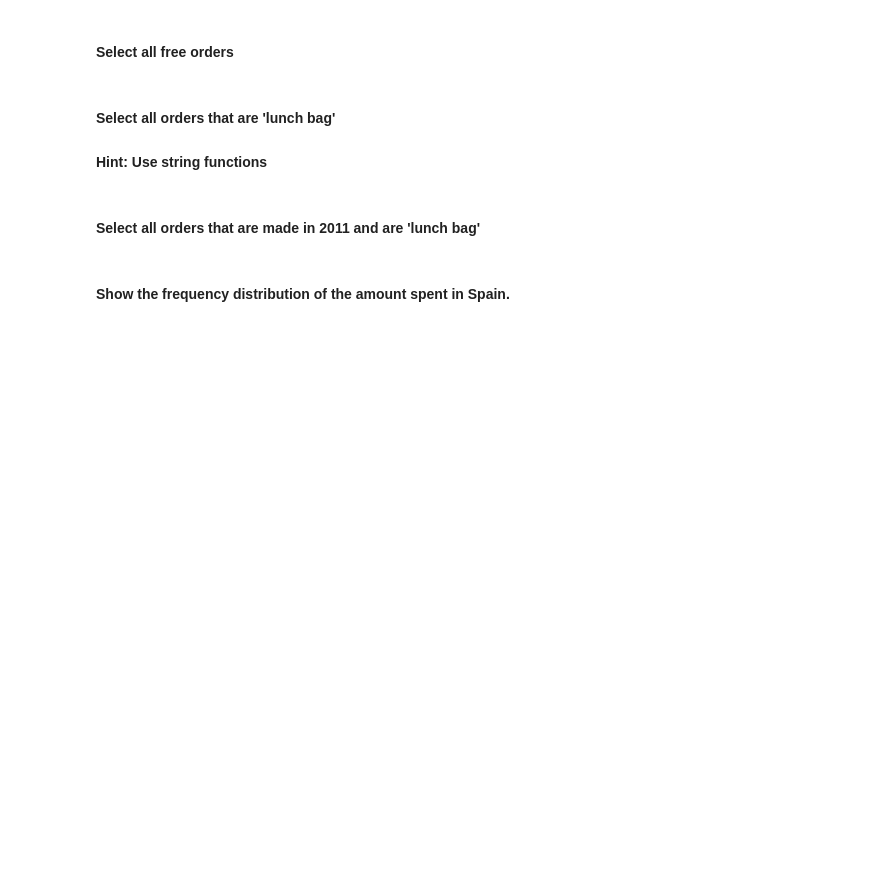
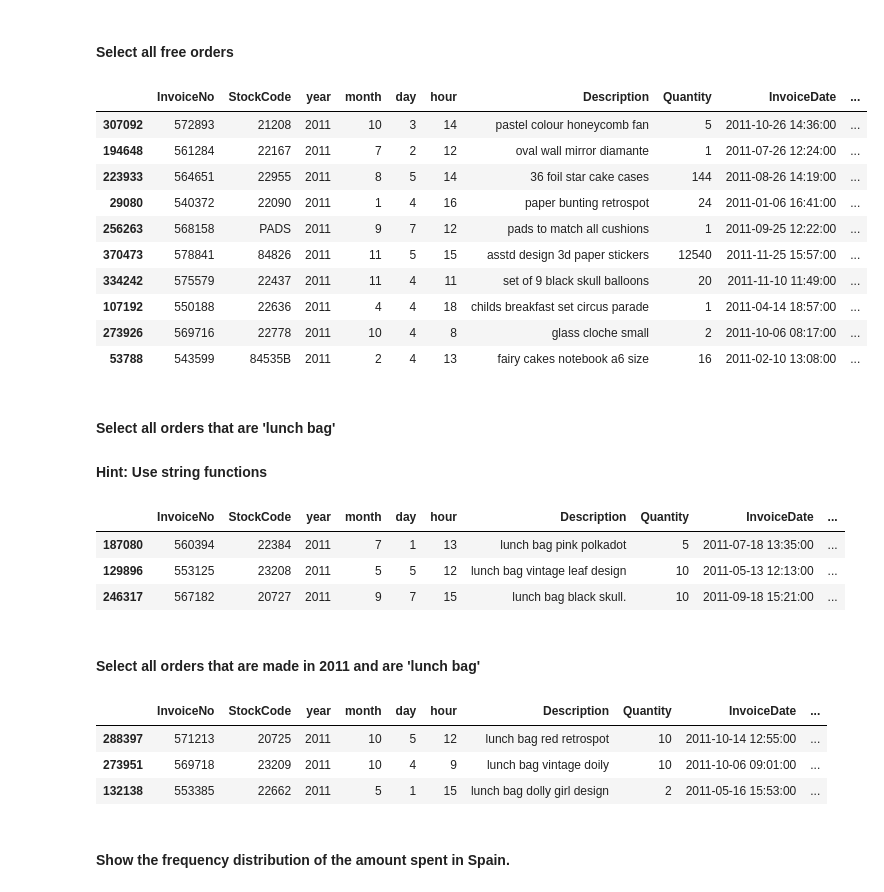
Before and after one commit to Ironhack-Data-Madrid-Octubre-2021/lab-descriptive-stats, a Jupyter notebook: your-code/main.ipynb, the cells around one changed output. Cells and saved outputs as stored; diff of their text form; code cells hidden in the pictures; blank space fills up the shorter version.

```diff
--- a/your-code/main.ipynb
+++ b/your-code/main.ipynb
@@ -371,3 +460,17 @@ employee.groupby("Gender").agg({"Salary":"mean"}).reset_index()
+# %%
+Orders[Orders["amount_spent"] == 0].sample(10)
+# %% [output]
+|  | InvoiceNo | StockCode | year | month | day | hour | Description | Quantity | InvoiceDate | ... |
+| 307092 | 572893 | 21208 | 2011 | 10 | 3 | 14 | pastel colour honeycomb fan | 5 | 2011-10-26 14:36:00 | ... |
+| 194648 | 561284 | 22167 | 2011 | 7 | 2 | 12 | oval wall mirror diamante | 1 | 2011-07-26 12:24:00 | ... |
+| 223933 | 564651 | 22955 | 2011 | 8 | 5 | 14 | 36 foil star cake cases | 144 | 2011-08-26 14:19:00 | ... |
+| 29080 | 540372 | 22090 | 2011 | 1 | 4 | 16 | paper bunting retrospot | 24 | 2011-01-06 16:41:00 | ... |
+| 256263 | 568158 | PADS | 2011 | 9 | 7 | 12 | pads to match all cushions | 1 | 2011-09-25 12:22:00 | ... |
+| 370473 | 578841 | 84826 | 2011 | 11 | 5 | 15 | asstd design 3d paper stickers | 12540 | 2011-11-25 15:57:00 | ... |
+| 334242 | 575579 | 22437 | 2011 | 11 | 4 | 11 | set of 9 black skull balloons | 20 | 2011-11-10 11:49:00 | ... |
+| 107192 | 550188 | 22636 | 2011 | 4 | 4 | 18 | childs breakfast set circus parade | 1 | 2011-04-14 18:57:00 | ... |
+| 273926 | 569716 | 22778 | 2011 | 10 | 4 | 8 | glass cloche small | 2 | 2011-10-06 08:17:00 | ... |
+| 53788 | 543599 | 84535B | 2011 | 2 | 4 | 13 | fairy cakes notebook a6 size | 16 | 2011-02-10 13:08:00 | ... |
 # %% [markdown]
 #### Select all orders that are 'lunch bag'
 #### Hint: Use string functions
@@ -376,2 +477,9 @@ employee.groupby("Gender").agg({"Salary":"mean"}).reset_index()
+# %%
+Orders[Orders.Description.str.contains("lunch bag")].sample(3)
+# %% [output]
+|  | InvoiceNo | StockCode | year | month | day | hour | Description | Quantity | InvoiceDate | ... |
+| 187080 | 560394 | 22384 | 2011 | 7 | 1 | 13 | lunch bag pink polkadot | 5 | 2011-07-18 13:35:00 | ... |
+| 129896 | 553125 | 23208 | 2011 | 5 | 5 | 12 | lunch bag vintage leaf design | 10 | 2011-05-13 12:13:00 | ... |
+| 246317 | 567182 | 20727 | 2011 | 9 | 7 | 15 | lunch bag black skull. | 10 | 2011-09-18 15:21:00 | ... |
 # %% [markdown]
 #### Select all orders that are made in 2011 and are 'lunch bag'
@@ -380,2 +486,9 @@ employee.groupby("Gender").agg({"Salary":"mean"}).reset_index()
+# %%
+Orders[(Orders.Description.str.contains("lunch bag")) & (Orders.year == 2011)].sample(3)
+# %% [output]
+|  | InvoiceNo | StockCode | year | month | day | hour | Description | Quantity | InvoiceDate | ... |
+| 288397 | 571213 | 20725 | 2011 | 10 | 5 | 12 | lunch bag red retrospot | 10 | 2011-10-14 12:55:00 | ... |
+| 273951 | 569718 | 23209 | 2011 | 10 | 4 | 9 | lunch bag vintage doily | 10 | 2011-10-06 09:01:00 | ... |
+| 132138 | 553385 | 22662 | 2011 | 5 | 1 | 15 | lunch bag dolly girl design | 2 | 2011-05-16 15:53:00 | ... |
 # %% [markdown]
 #### Show the frequency distribution of the amount spent in Spain.
```
Also changed, not shown: parts of 29 cells of this notebook, 1 other file.
